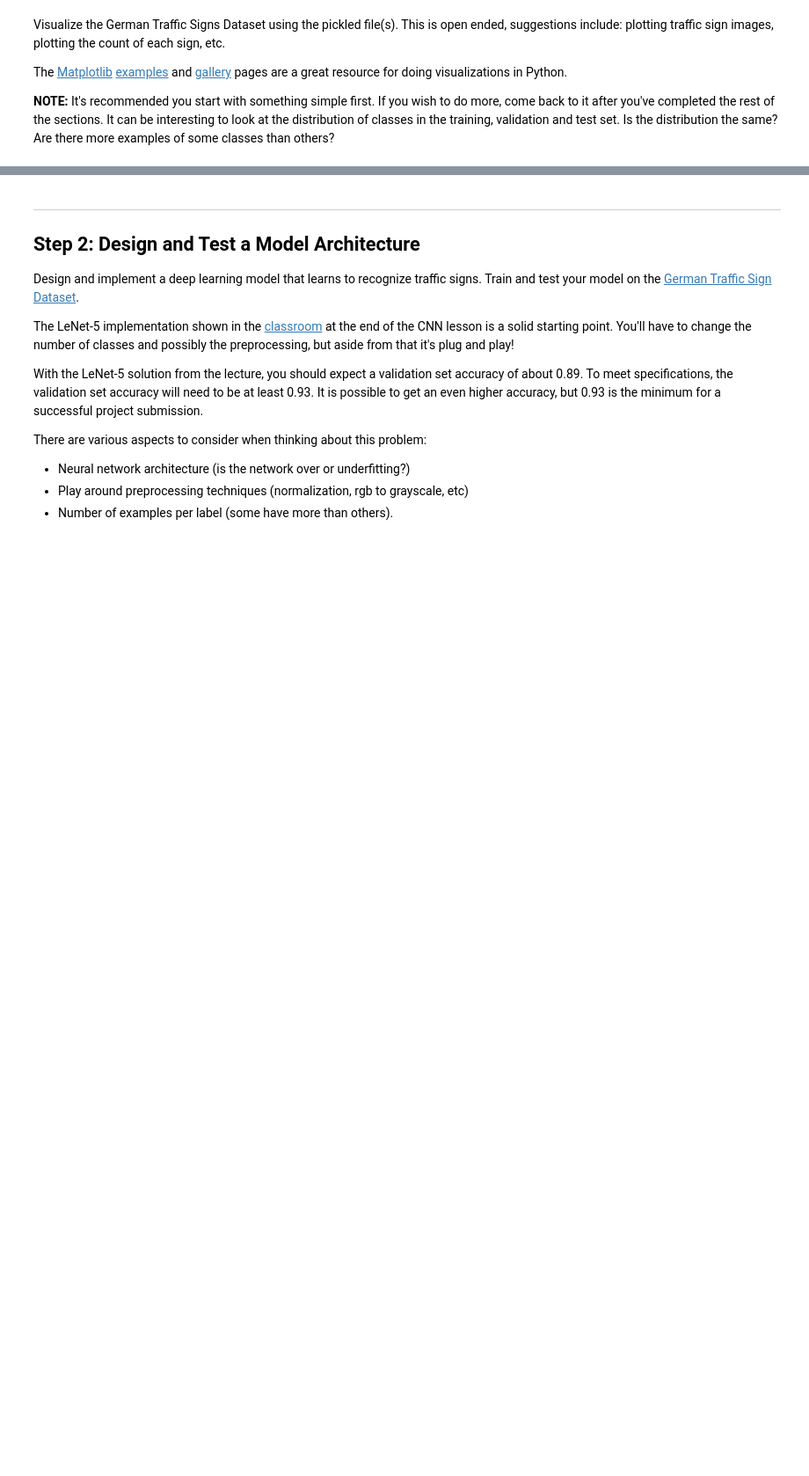
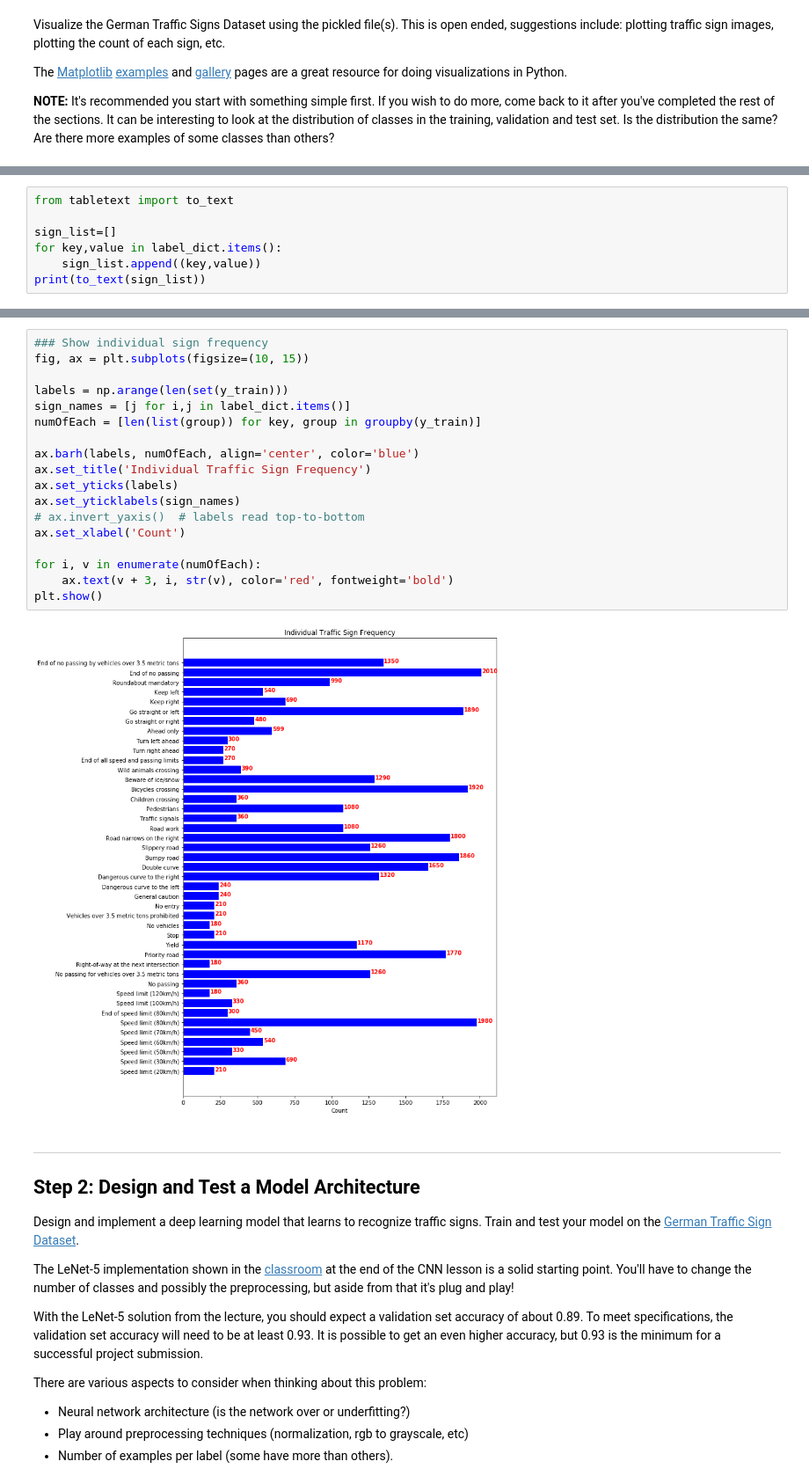
Before and after one commit to skat00sh/CarND-Traffic-Sign-Classifier-Project, a Jupyter notebook: Traffic_Sign_Classifier.ipynb, the cells around one changed output, grey strips where cells are left out. Shown at 88% size. Cells and saved outputs as stored; diff of their text form; blank space fills up the shorter version.

```diff
--- a/Traffic_Sign_Classifier.ipynb
+++ b/Traffic_Sign_Classifier.ipynb
@@ -124,0 +118,7 @@ Speed limit (20km/h)
+# %%
+from tabletext import to_text
+
+sign_list=[]
+for key,value in label_dict.items():
+    sign_list.append((key,value))
+print(to_text(sign_list))
@@ -161,3 +162,23 @@ plt.show()
+# %%
+### Show individual sign frequency
+fig, ax = plt.subplots(figsize=(10, 15))
+
+labels = np.arange(len(set(y_train)))
+sign_names = [j for i,j in label_dict.items()]
+numOfEach = [len(list(group)) for key, group in groupby(y_train)]
+
+ax.barh(labels, numOfEach, align='center', color='blue')
+ax.set_title('Individual Traffic Sign Frequency')
+ax.set_yticks(labels)
+ax.set_yticklabels(sign_names)
+# ax.invert_yaxis()  # labels read top-to-bottom
+ax.set_xlabel('Count')
+
+for i, v in enumerate(numOfEach):
+    ax.text(v + 3, i, str(v), color='red', fontweight='bold')
+plt.show()
+# %% [output]
+[figure, added]
 # %% [markdown]
 ----
 
```
Also changed, not shown: parts of 29 cells of this notebook.
